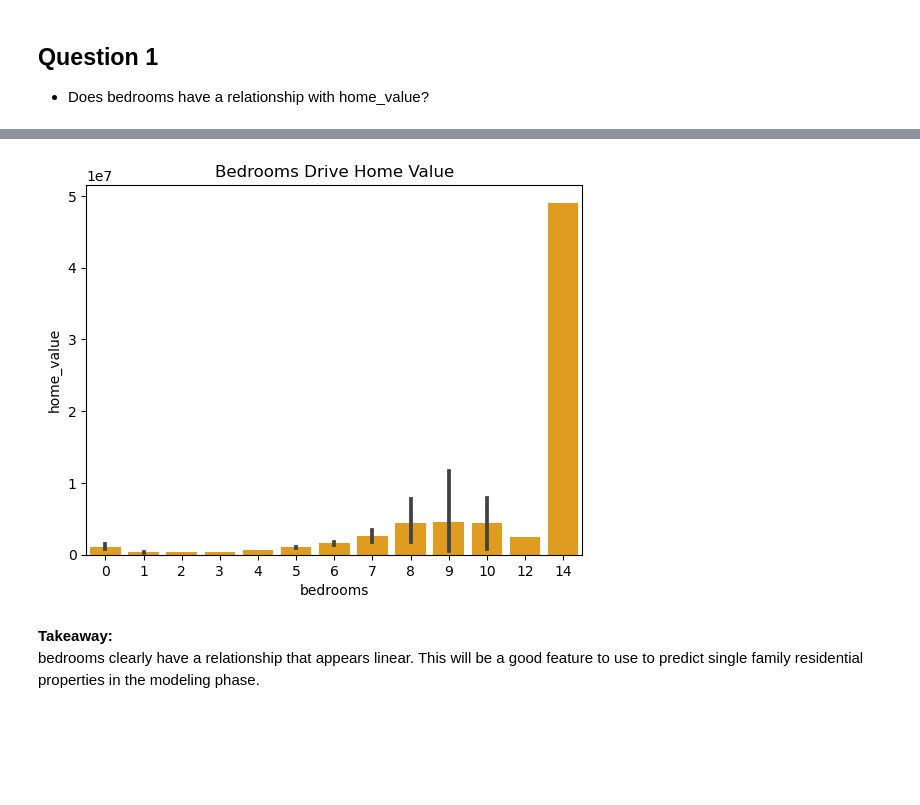
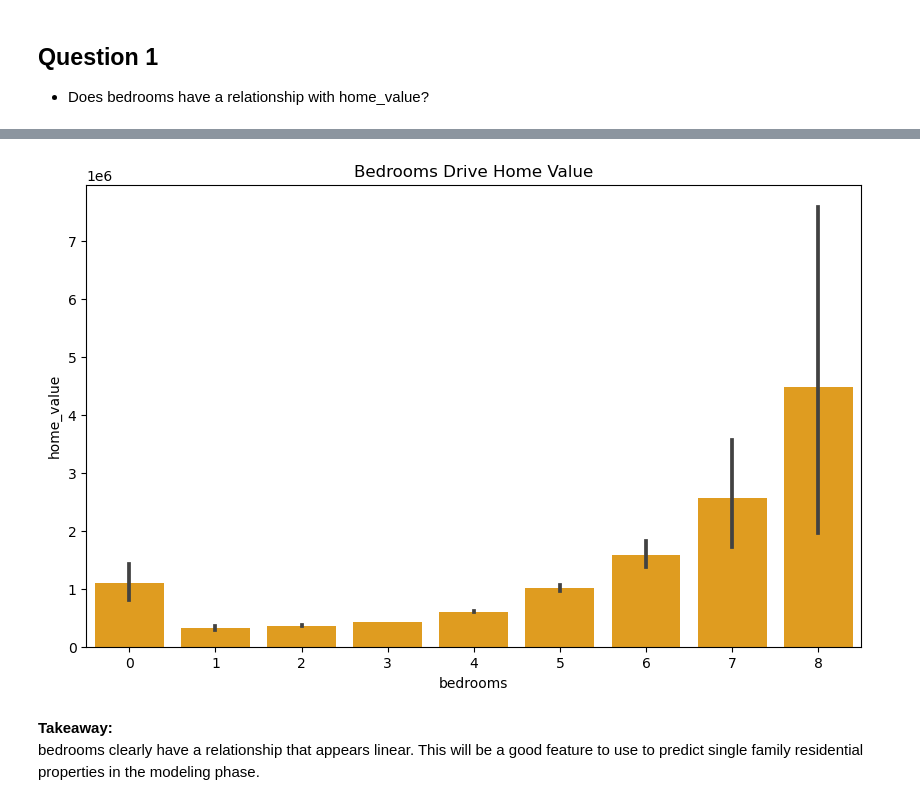
Before and after one commit to Marc-Aradillas/zillow_project, a Jupyter notebook: mvp-2.ipynb, the cells around one changed output, grey strips where cells are left out. Saved outputs shown, nothing was run; the diff lists cells and outputs as text; code cells hidden in the pictures; blank space fills up the shorter version.

```diff
--- a/mvp-2.ipynb
+++ b/mvp-2.ipynb
@@ -121,8 +61,7 @@ train
-# %%
-sns.barplot(data = train, x='bedrooms', y='home_value', color='orange').set(title='Bedrooms Drive Home Value')
-plt.show()
-# %% [output]
-[figure, removed]
+# %%
+analysis_1(train)
+# %% [output]
+[figure, added]
 # %% [markdown]
 **Takeaway:**
 bedrooms clearly have a relationship that appears linear. This will be a good feature to use to predict single family residential properties in the modeling phase.
```
Also changed, not shown: parts of 66 cells of this notebook, 6 other files.
